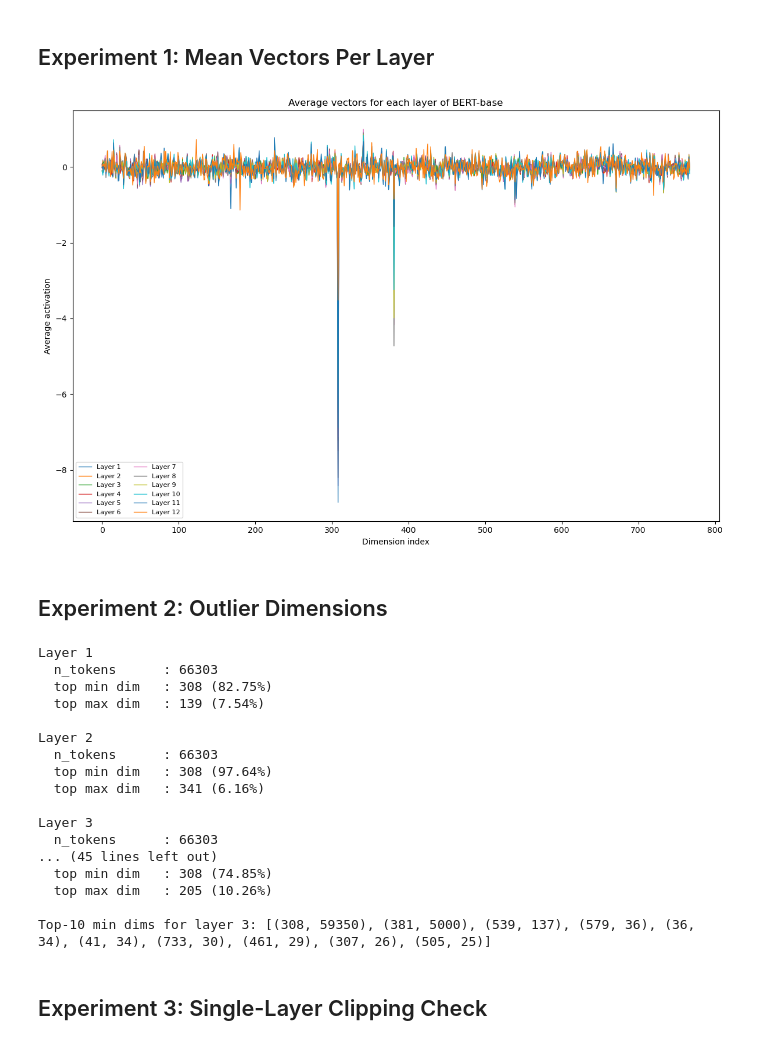
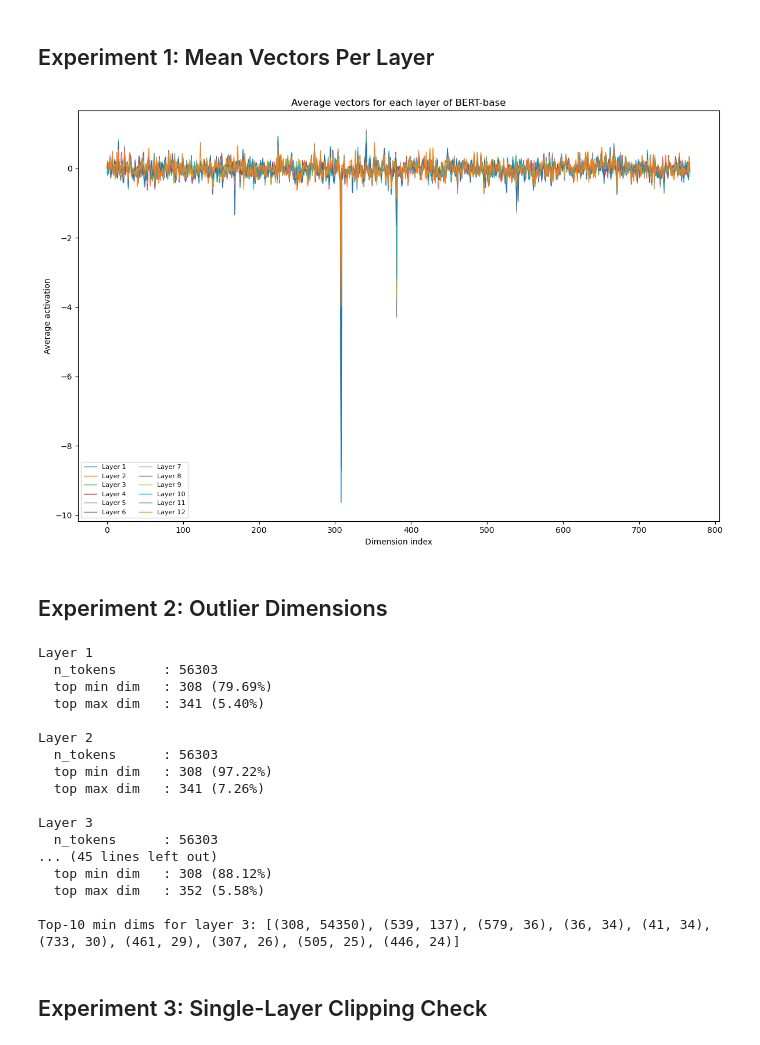
Before and after one commit to Myskdias/XAI, a Jupyter notebook: projet_src.ipynb, the cells around one changed output. Drawn from its saved outputs; the diff is of its cells as text; code cells hidden in the pictures.

```diff
--- a/projet_src.ipynb
+++ b/projet_src.ipynb
@@ -86,15 +88,15 @@ SST-2 split sizes:
 # %%
 mean_vectors = compute_mean_vectors_over_corpus(
     runner=runner,
     texts=train_texts,
     batch_size=16,
     exclude_embedding_layer=True,
-    remove_special_tokens=False,
+    remove_special_tokens=True,
 )
 
 plot_mean_vectors(mean_vectors)
 # %% [output]
-[figure, old version]
+[figure, new version]
 # %% [markdown]
 ## Experiment 2: Outlier Dimensions
 # %%
@@ -103,7 +105,7 @@ outlier_stats = compute_outlier_dimension_stats_over_corpus(
     texts=train_texts,
     batch_size=16,
     exclude_embedding_layer=True,
-    remove_special_tokens=False,
+    remove_special_tokens=True,
 )
 
 print_outlier_stats(outlier_stats)
@@ -112,22 +114,22 @@ layer_3_min_top10 = top_k_dims(outlier_stats[3]["min_counter"], k=10)
 print("Top-10 min dims for layer 3:", layer_3_min_top10)
 # %% [output]
 Layer 1
-  n_tokens      : 66303
-  top min dim   : 308 (82.75%)
-  top max dim   : 139 (7.54%)
+  n_tokens      : 56303
+  top min dim   : 308 (79.69%)
+  top max dim   : 341 (5.40%)
 
 Layer 2
-  n_tokens      : 66303
-  top min dim   : 308 (97.64%)
-  top max dim   : 341 (6.16%)
+  n_tokens      : 56303
+  top min dim   : 308 (97.22%)
+  top max dim   : 341 (7.26%)
 
 Layer 3
-  n_tokens      : 66303
+  n_tokens      : 56303
 ... (45 lines left out)
-  top min dim   : 308 (74.85%)
-  top max dim   : 205 (10.26%)
+  top min dim   : 308 (88.12%)
+  top max dim   : 352 (5.58%)
 
-Top-10 min dims for layer 3: [(308, 59350), (381, 5000), (539, 137), (579, 36), (36, 34), (41, 34), (733, 30), (461, 29), (307, 26), (505, 25)]
+Top-10 min dims for layer 3: [(308, 54350), (539, 137), (579, 36), (36, 34), (41, 34), (733, 30), (461, 29), (307, 26), (505, 25), (446, 24)]
 # %% [markdown]
 ## Experiment 3: Single-Layer Clipping Check
 # %%
```
Also changed, not shown: parts of 19 cells of this notebook, 4 other files.
